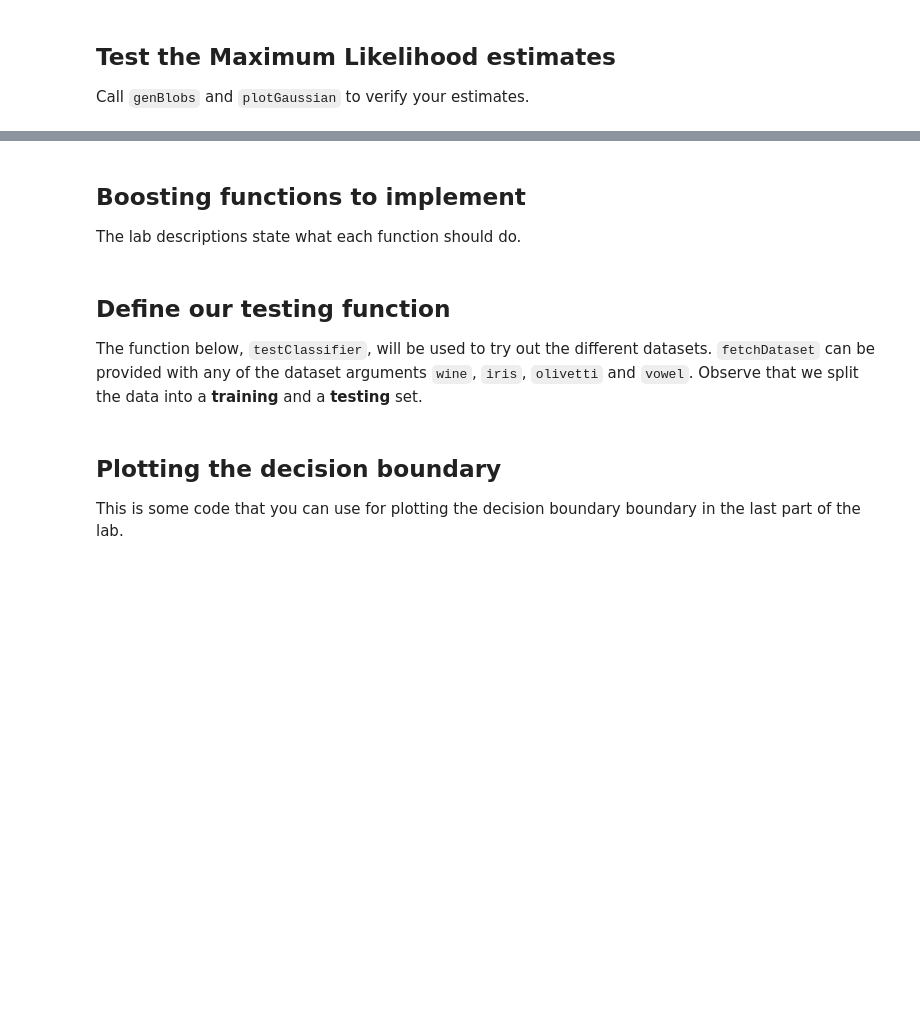
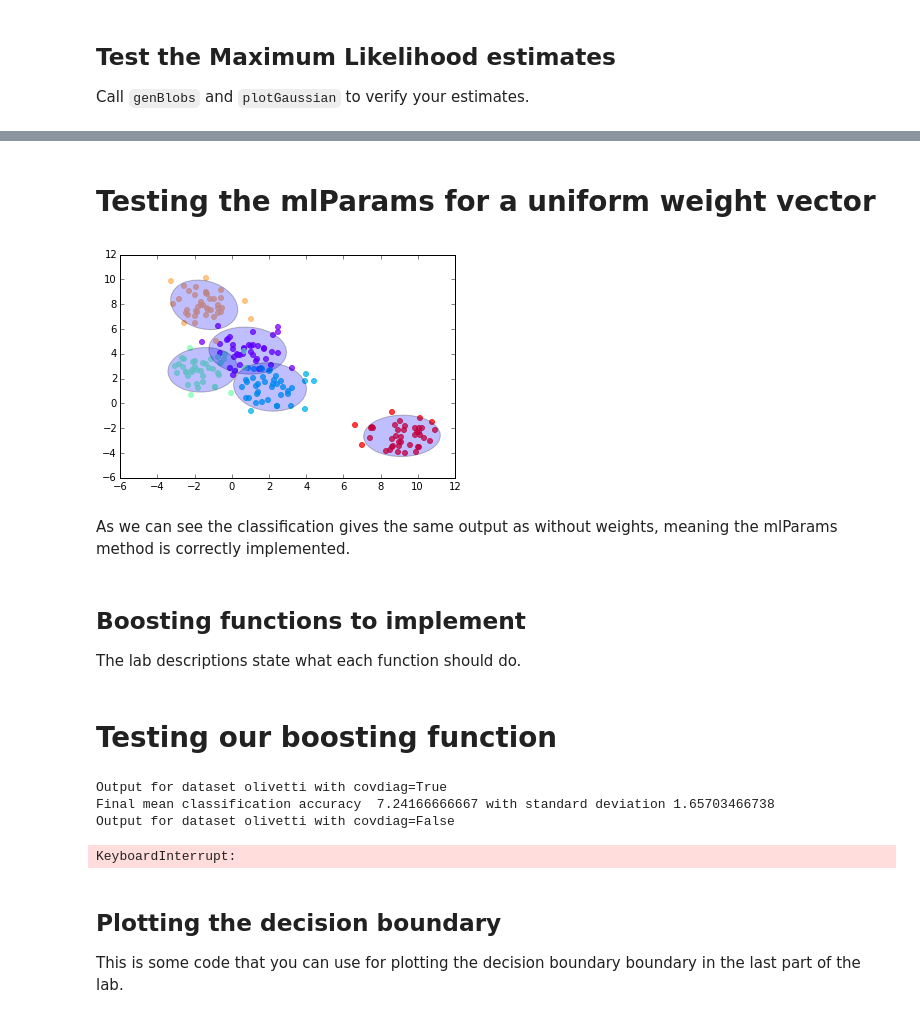
Before and after one commit to marcromeyn/Lab3, a Jupyter notebook: lab3.ipynb, the cells around one changed output, grey strips where cells are left out. Saved outputs shown, nothing was run; the diff lists cells and outputs as text; code cells hidden in the pictures; blank space fills up the shorter version.

```diff
--- a/lab3.ipynb
+++ b/lab3.ipynb
@@ -117,3 +183,16 @@ plotGaussian(X,labels,mu,sigma)
+# %% [markdown]
+# Testing the mlParams for a uniform weight vector
+# %%
+%matplotlib inline
+
+X, labels = genBlobs(centers=5)
+W = [1.0 / len(X)] * len(X)
+mu, sigma = mlParams(X,labels,W)
+plotGaussian(X,labels,mu,sigma)
+# %% [output]
+[figure, added]
+# %% [markdown]
+As we can see the classification gives the same output as without weights, meaning the mlParams method is correctly implemented.
 # %% [markdown]
 ## Boosting functions to implement
 
@@ -141,8 +252,17 @@ def classifyBoost(X,priors,mus,sigmas,alphas,covdiag=True):
     return c
-# %% [markdown]
-## Define our testing function
-
-The function below, `testClassifier`, will be used to try out the different datasets. `fetchDataset` can be provided with any of the dataset arguments `wine`, `iris`, `olivetti` and `vowel`. Observe that we split the data into a **training** and a **testing** set.
+# %% [markdown]
+# Testing our boosting function
+# %%
+datasets = ['olivetti', 'iris', 'olivetti', 'vowel']
+for dataset in datasets:
+    for covdiag in [True, False]:
+        print 'Output for dataset %s with covdiag=%s' % (dataset, covdiag)
+        testClassifier(dataset=dataset, covdiag=covdiag, doboost=True)
+# %% [output]
+Output for dataset olivetti with covdiag=True
+Final mean classification accuracy  7.24166666667 with standard deviation 1.65703466738
+Output for dataset olivetti with covdiag=False
+KeyboardInterrupt:
 # %%
 np.set_printoptions(threshold=np.nan)
 np.set_printoptions(precision=25)
```
Also changed, not shown: parts of 8 cells of this notebook, 1 other file.
